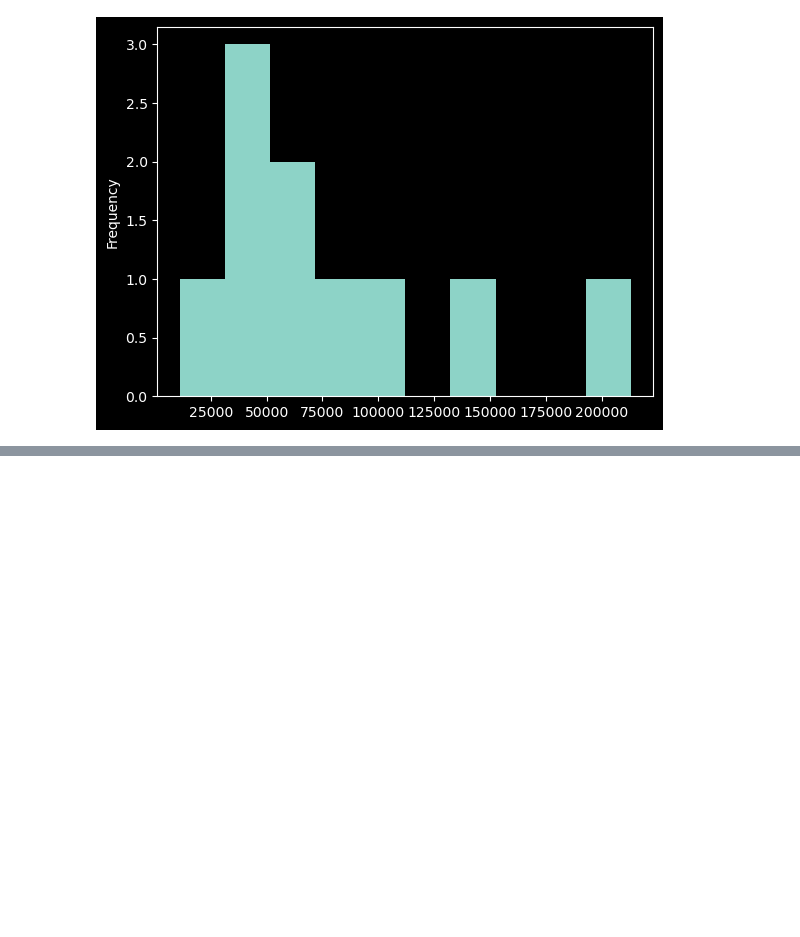
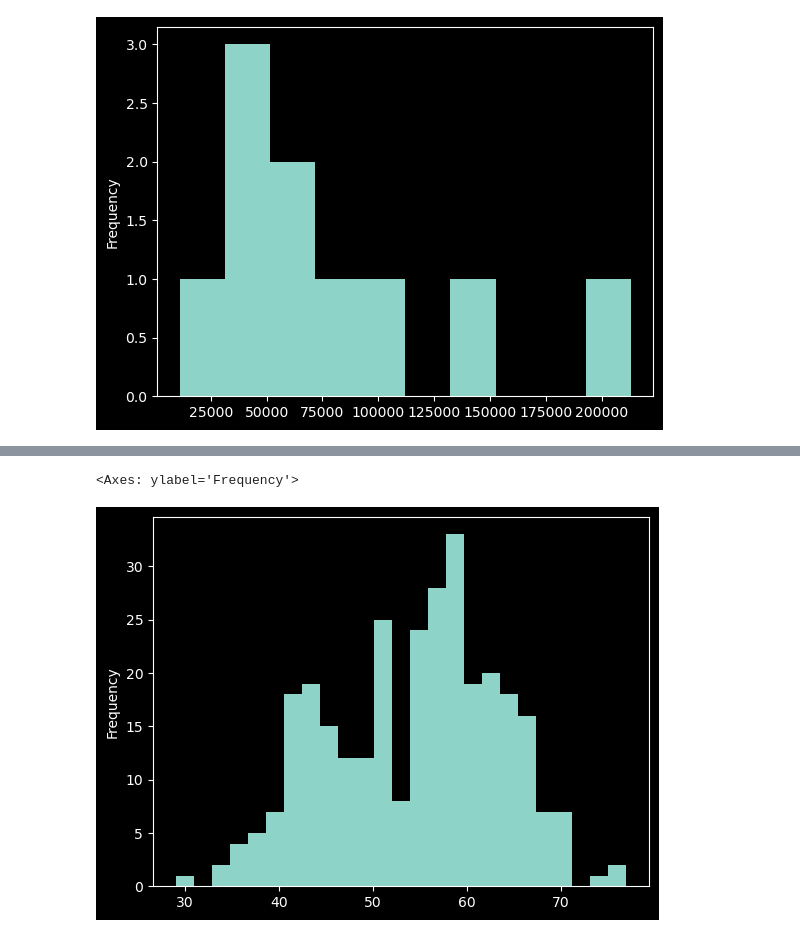
Before and after one commit to DarkDk123/ZTM-ML-Data-Science, a Jupyter notebook: 6. Matplotlib : Visualizing Data/Matplotlib_Intro.ipynb, the cells around one changed output, grey strips where cells are left out. Drawn from its saved outputs; the diff is of its cells as text; code cells hidden in the pictures; blank space fills up the shorter version.

```diff
--- a/6. Matplotlib : Visualizing Data/Matplotlib_Intro.ipynb
+++ b/6. Matplotlib : Visualizing Data/Matplotlib_Intro.ipynb
@@ -566,0 +619,6 @@ car_sales["Odometer (KM)"].plot(kind='hist'); ## Not that greatly customized (Be
+# %%
+## Histogram of Age Column | Average Age of Patients
+heart_disease.age.plot(kind='hist', bins=25)
+# %% [output]
+<Axes: ylabel='Frequency'>
+[figure, added]
```
Also changed, not shown: parts of 15 cells of this notebook, 1 other file.
